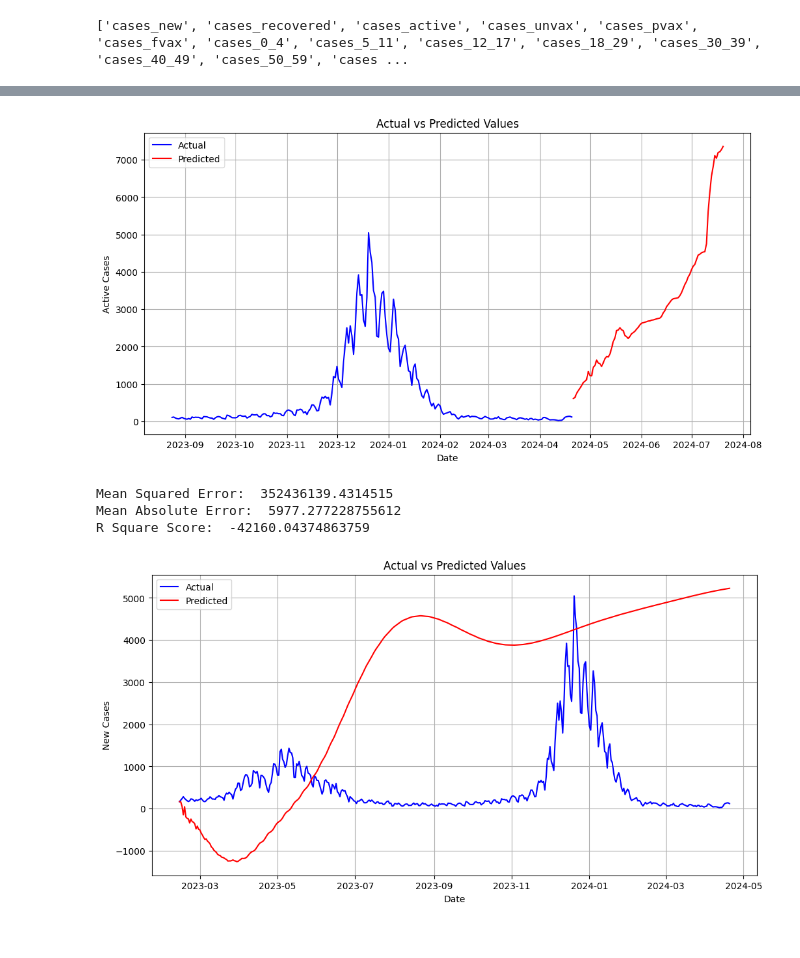
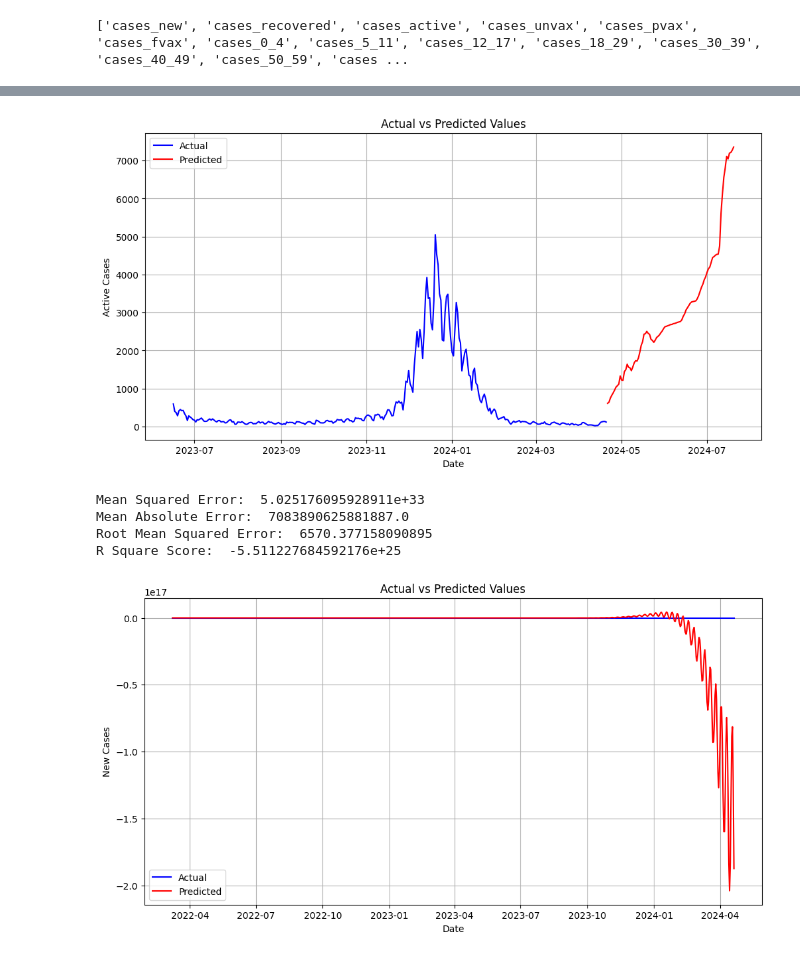
Before and after one commit to MarcusO17/5011-cem-ml, a Jupyter notebook: notebooks/model_training_kelvin.ipynb, the cells around one changed output, grey strips where cells are left out. Saved outputs shown, nothing was run; the diff lists cells and outputs as text; code cells hidden in the pictures.

```diff
--- a/notebooks/model_training_kelvin.ipynb
+++ b/notebooks/model_training_kelvin.ipynb
@@ -8,7 +8,6 @@ df.drop(columns=['Unnamed: 0', "state","cases_new_capita"], inplace=True)
 df["date"] = pd.to_datetime(df["date"])
 df_all = df.copy()
 df_all = df_all.groupby('date').sum()
-df = df[df["date"] >= "2021-01-01"]
 df = df.groupby('date').sum()
 df_var = df.copy()
 # %%
@@ -859,57 +877,60 @@ plt.grid(True)
 
 plt.show()
 # %% [output]
-[figure, old version]
+[figure, new version]
 # %%
 split_index = int(0.5 * len(df_all))
 train_data_var = df_var.iloc[:split_index]
 test_data_var = df_var.iloc[split_index:]
 
-d0 = date(2023, 2, 13)
+d0 = date(2022, 3, 8)
 d1 = date(2024, 4, 20)
 delta = d1 - d0
 days = delta.days
 
 model_var = VAR(train_data_var)
 model_var = model_var.fit(maxlags=10)
-
+'''
 with open('VAR_model.pkl', 'wb') as file:
     pickle.dump(model_var, file)
-
+'''
 prediction = model_var.forecast(model_var.endog, steps=days+1)
-forecast_df = pd.DataFrame(prediction, index=pd.date_range(start="2023-02-13", periods=days+1, freq='D'), columns=col_name)
+forecast_df = pd.DataFrame(prediction, index=pd.date_range(start="2022-03-08", periods=days+1, freq='D'), columns=col_name)
 
 mse = mean_squared_error(test_data_var, forecast_df)
 mae = mean_absolute_error(test_data_var, forecast_df)
 r2 = r2_score(test_data_var, forecast_df)
+rmse = root_mean_squared_error(test_data_y_all, pred_randomforest_all)
 
 print("Mean Squared Error: ", mse)
 print("Mean Absolute Error: ", mae)
+print("Root Mean Squared Error: ", rmse)
 print("R Square Score: ", r2)
 
 actual_df = pd.DataFrame({"date": test_data_var.index, "cases_new": test_data_var["cases_new"]})
 
 result_df.reset_index(inplace=True)
 result_df.rename(columns={'index': 'date'}, inplace=True)
 
 plt.figure(figsize=(12, 6))
 
 plt.plot(actual_df["date"], actual_df["cases_new"], color="blue", label="Actual")
 
 plt.plot(forecast_df.index, forecast_df["cases_new"], color="red", label="Predicted")
 
 plt.title("Actual vs Predicted Values")
 plt.xlabel("Date")
 plt.ylabel("New Cases")
 plt.legend()
 plt.grid(True)
 
 plt.show()
 # %% [output]
-Mean Squared Error:  352436139.4314515
-Mean Absolute Error:  5977.277228755612
-R Square Score:  -42160.04374863759
+Mean Squared Error:  5.025176095928911e+33
+Mean Absolute Error:  7083890625881887.0
+Root Mean Squared Error:  6570.377158090895
+R Square Score:  -5.511227684592176e+25
-[figure, old version]
+[figure, new version]
 # %%
 prediction = model_var.forecast(model_var.endog, steps=90)
 forecast_df = pd.DataFrame(prediction, index=pd.date_range(start="2024-04-20", periods=90, freq='D'), columns=col_name)
```
Also changed, not shown: parts of 28 cells of this notebook.
